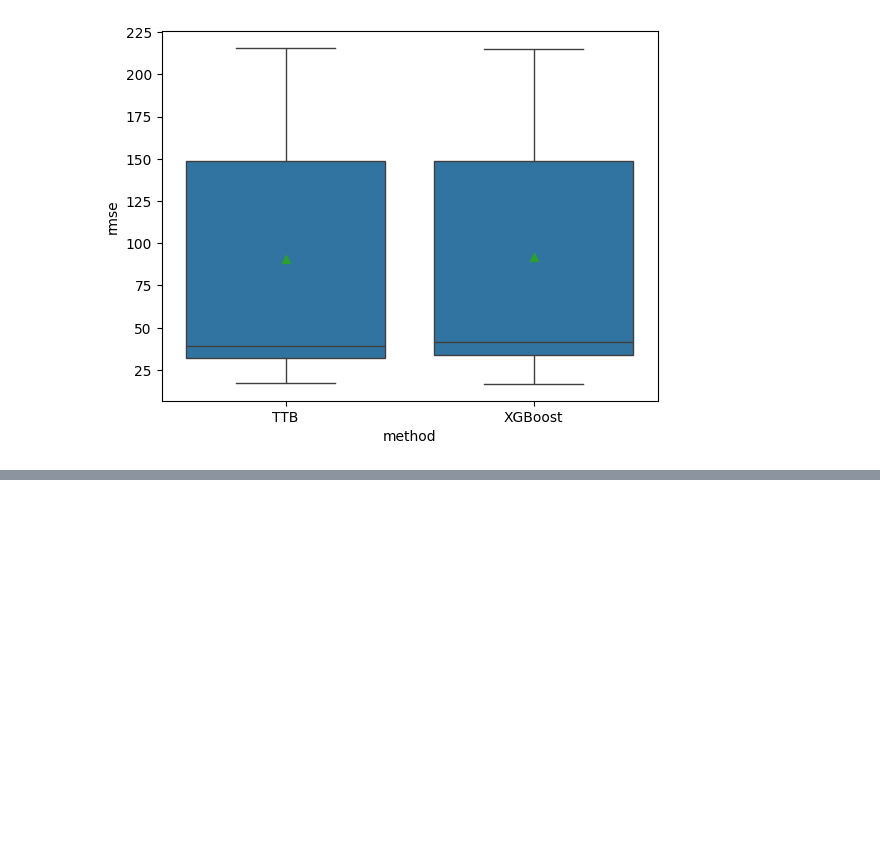
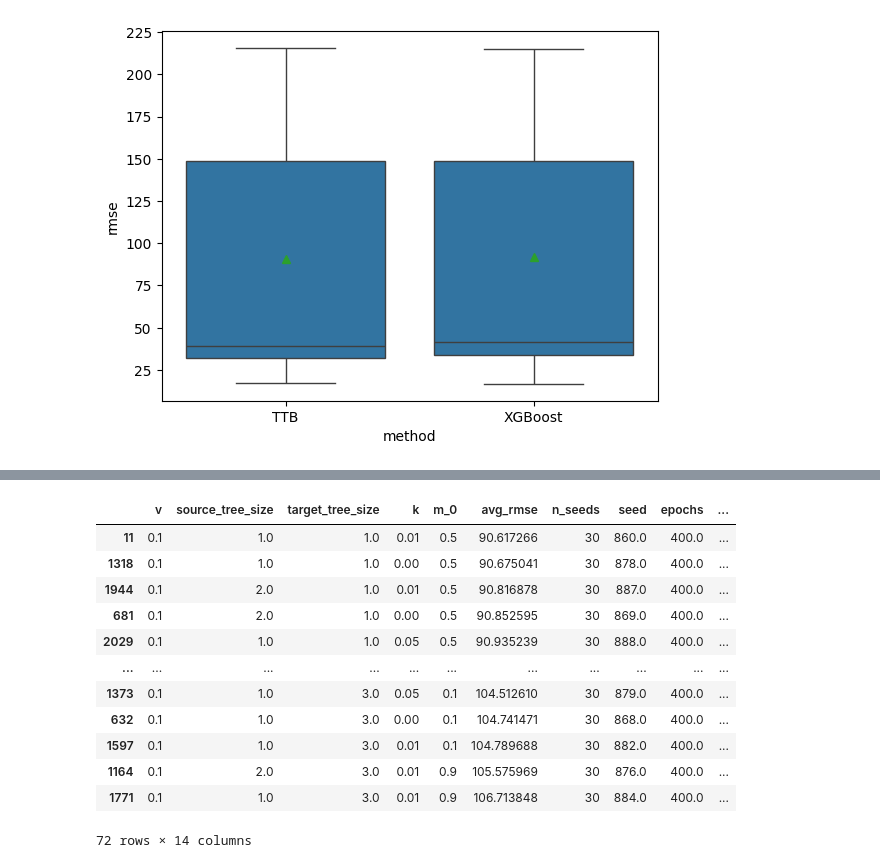
Before and after one commit to DageBjorne/transfertreeboost, a Jupyter notebook: uci/viz.ipynb, the cells around one changed output, grey strips where cells are left out. Cells and saved outputs as stored; diff of their text form; code cells hidden in the pictures; blank space fills up the shorter version.

```diff
--- a/uci/viz.ipynb
+++ b/uci/viz.ipynb
@@ -167,0 +129,32 @@ lk
+# %%
+#Obtain best parameters in order based on test rmse
+dat = pd.read_csv(f'results/ttb_LS_{index}.csv', index_col = [0])
+dat = dat.reset_index(drop=True)
+dat['method'] = 'TransferTreeBoost'
+dat = dat.sort_values(by = ['seed', 'v', 'source_tree_size', 'target_tree_size', 'k', 'm_0'])
+
+best_LSTransferTreeBoost, best_LSTransferTreeBoost_params = topk_per_d_per_method(
+    dat,
+['v', 'source_tree_size', 'target_tree_size', 'k', 'm_0'], k=100000
+)
+best_LSTransferTreeBoost['method'] = 'TTB'
+
+data = pd.read_csv(f'results/xgb_{index}.csv')
+xgboost_data = data
+xgboost_data['method'] = 'XGBoost'
+
+best_XGBoost, best_XGBoost_params = topk_per_d_per_method(
+    xgboost_data,
+['v', 'target_tree_size'], k=100000
+)
+best_XGBoost['method'] = 'XGBoost'
+
+# data = pd.read_csv(f'results/two_trada_{index}.csv')
+# trada_data = data
+# trada_data['method'] = 'two-stage TrAdaBoost.R2'
+
+# best_trada, jk = topk_per_d_per_method(
+#     trada_data,
+# ['method'], k=nr_of_seeds
+# )
+# best_trada['method'] = 'two-stage TrAdaBoost.R2'
@@ -167,0 +172,17 @@ lk
+# %%
+#Get best params in order
+best_LSTransferTreeBoost_params.iloc[::nr_of_seeds]
+# %% [output]
+|  | v | source_tree_size | target_tree_size | k | m_0 | avg_rmse | n_seeds | seed | epochs | ... |
+| 11 | 0.1 | 1.0 | 1.0 | 0.01 | 0.5 | 90.617266 | 30 | 860.0 | 400.0 | ... |
+| 1318 | 0.1 | 1.0 | 1.0 | 0.00 | 0.5 | 90.675041 | 30 | 878.0 | 400.0 | ... |
+| 1944 | 0.1 | 2.0 | 1.0 | 0.01 | 0.5 | 90.816878 | 30 | 887.0 | 400.0 | ... |
+| 681 | 0.1 | 2.0 | 1.0 | 0.00 | 0.5 | 90.852595 | 30 | 869.0 | 400.0 | ... |
+| 2029 | 0.1 | 1.0 | 1.0 | 0.05 | 0.5 | 90.935239 | 30 | 888.0 | 400.0 | ... |
+| ... | ... | ... | ... | ... | ... | ... | ... | ... | ... | ... |
+| 1373 | 0.1 | 1.0 | 3.0 | 0.05 | 0.1 | 104.512610 | 30 | 879.0 | 400.0 | ... |
+| 632 | 0.1 | 1.0 | 3.0 | 0.00 | 0.1 | 104.741471 | 30 | 868.0 | 400.0 | ... |
+| 1597 | 0.1 | 1.0 | 3.0 | 0.01 | 0.1 | 104.789688 | 30 | 882.0 | 400.0 | ... |
+| 1164 | 0.1 | 2.0 | 3.0 | 0.01 | 0.9 | 105.575969 | 30 | 876.0 | 400.0 | ... |
+| 1771 | 0.1 | 1.0 | 3.0 | 0.01 | 0.9 | 106.713848 | 30 | 884.0 | 400.0 | ... |
+72 rows × 14 columns
```
Also changed, not shown: parts of 6 cells of this notebook, 7 other files.
